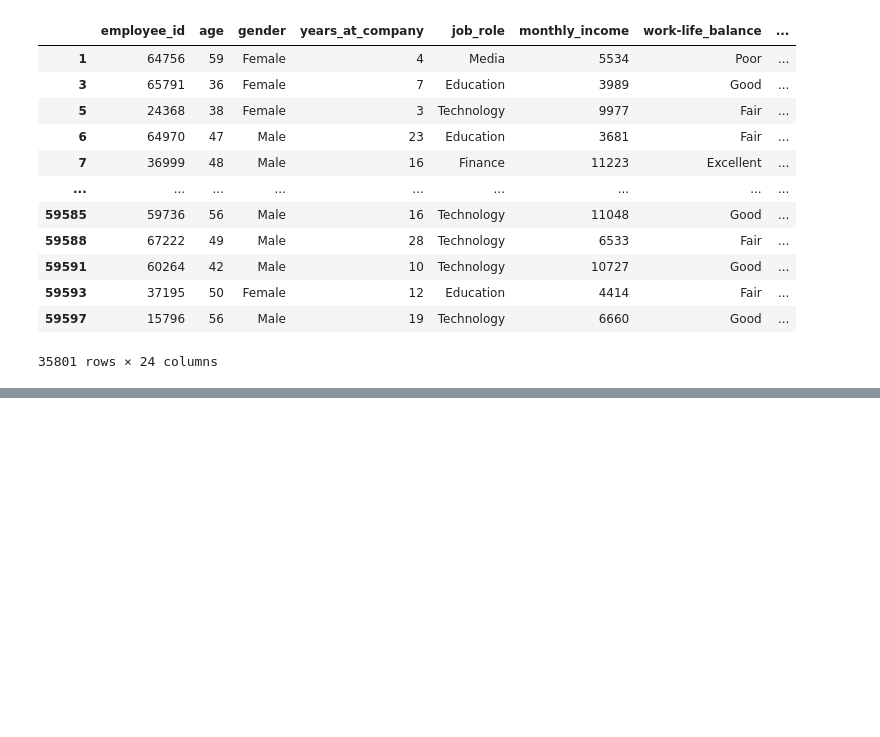
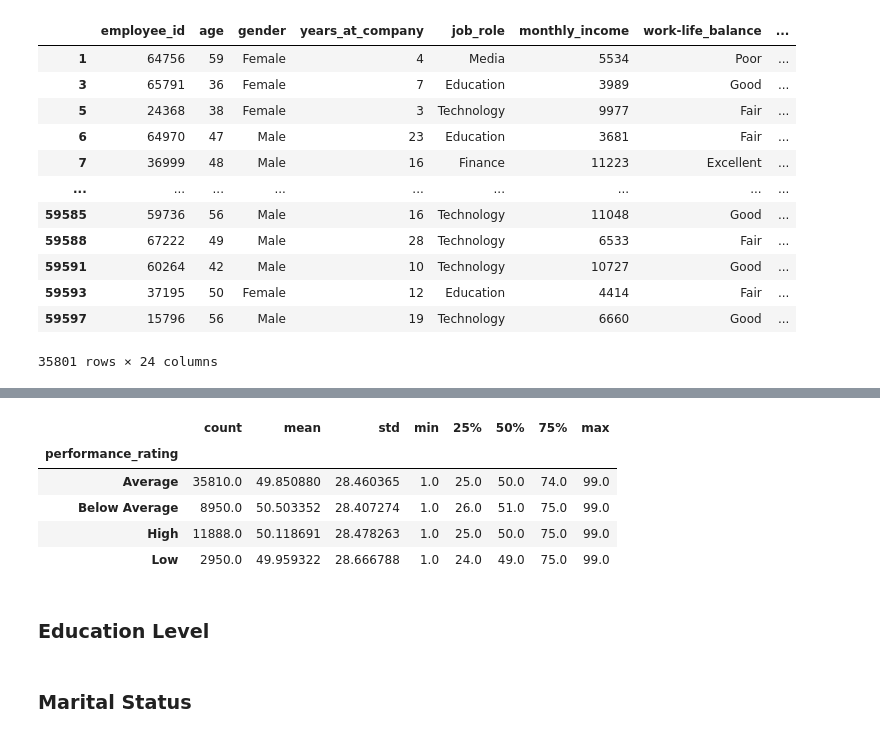
Before and after one commit to MuhammedMahmoud0/Employee-Attrition-Prediction-and-Analysis-DEPI, a Jupyter notebook: notebooks/Data_Preprocessing/data_preprocessing.ipynb, the cells around one changed output, grey strips where cells are left out. Cells and saved outputs as stored; diff of their text form; code cells hidden in the pictures; blank space fills up the shorter version.

```diff
--- a/notebooks/Data_Preprocessing/data_preprocessing.ipynb
+++ b/notebooks/Data_Preprocessing/data_preprocessing.ipynb
@@ -485,0 +517,13 @@ df.loc[(df["years_at_company"] <= df["age"] -18)] #This data that we will be wor
+# %%
+df.groupby(["performance_rating"])["distance_from_home"].describe()
+# %% [output]
+|  | count | mean | std | min | 25% | 50% | 75% | max |
+| performance_rating |  |  |  |  |  |  |  |  |
+| Average | 35810.0 | 49.850880 | 28.460365 | 1.0 | 25.0 | 50.0 | 74.0 | 99.0 |
+| Below Average | 8950.0 | 50.503352 | 28.407274 | 1.0 | 26.0 | 51.0 | 75.0 | 99.0 |
+| High | 11888.0 | 50.118691 | 28.478263 | 1.0 | 25.0 | 50.0 | 75.0 | 99.0 |
+| Low | 2950.0 | 49.959322 | 28.666788 | 1.0 | 24.0 | 49.0 | 75.0 | 99.0 |
+# %% [markdown]
+### Education Level
+# %% [markdown]
+### Marital Status
```
Also changed, not shown: parts of 4 cells of this notebook.
